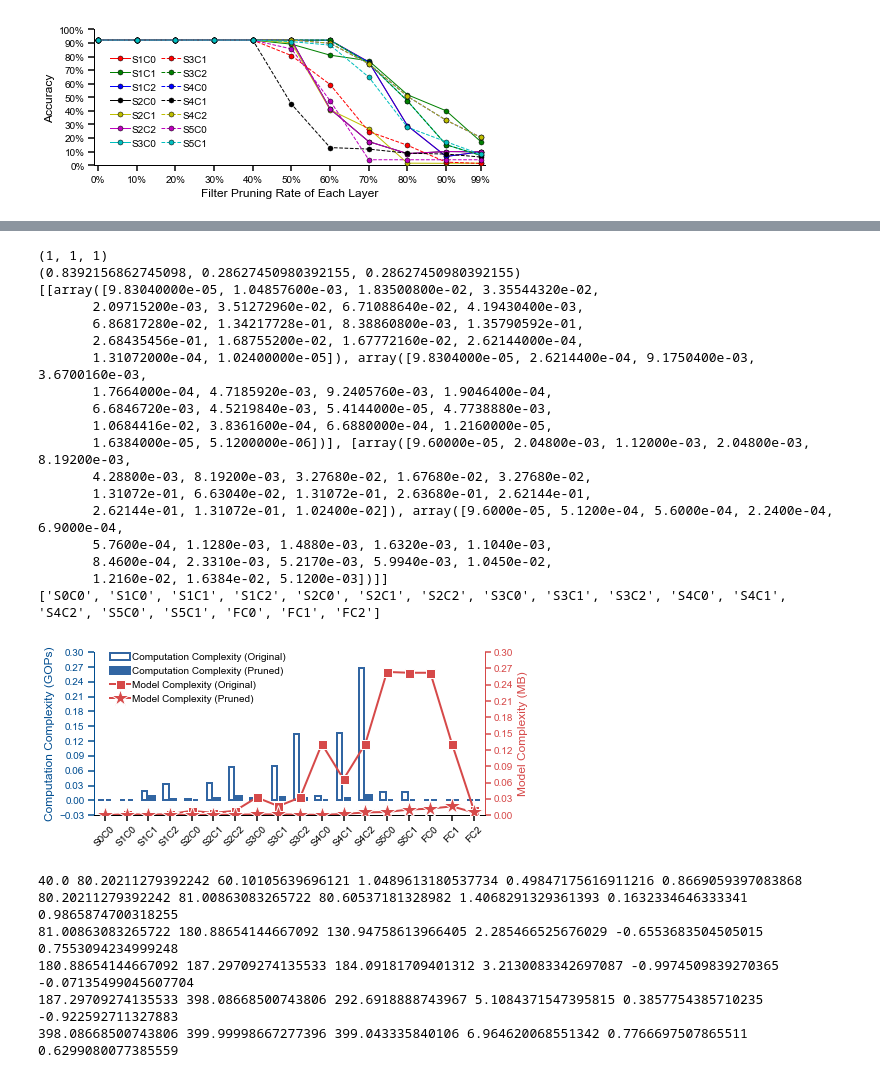
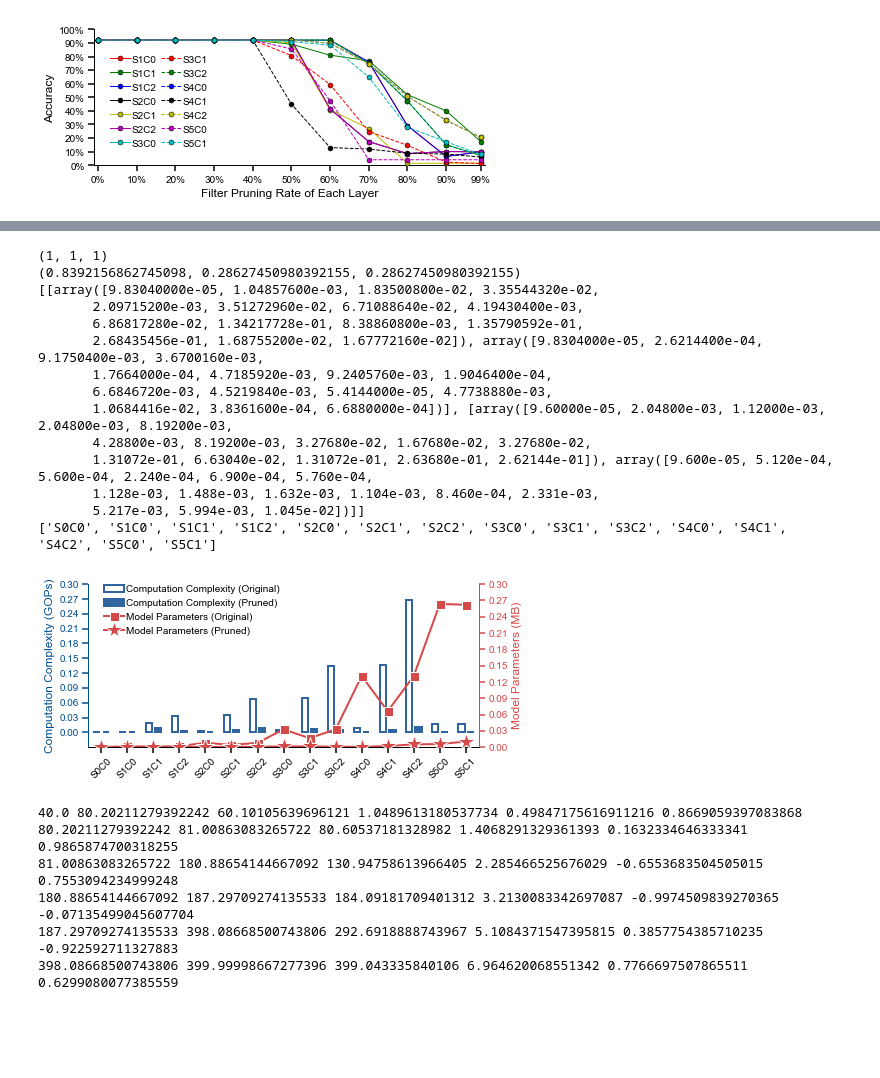
Before and after one commit to changchun-zhou/sagitta_fig, a Jupyter notebook: Nebula/scripts/Nebula.ipynb, the cells around one changed output, grey strips where cells are left out. Saved outputs shown, nothing was run; the diff lists cells and outputs as text; code cells hidden in the pictures; blank space fills up the shorter version.

```diff
--- a/Nebula/scripts/Nebula.ipynb
+++ b/Nebula/scripts/Nebula.ipynb
@@ -665,8 +666,7 @@ sys.path.append('../')
 from cls_plt_fig import cls_plt_fig
 
 fig_name ='../generate/Filter_Pruning_Computation_Model_Complexity.svg'
-Layers = ['S0C0','S1C0','S1C1','S1C2','S2C0','S2C1','S2C2','S3C0','S3C1','S3C2','S4C0','S4C1','S4C2','S5C0','S5C1',
-          'FC0', 'FC1', 'FC2'] # 18
+Layers = ['S0C0','S1C0','S1C1','S1C2','S2C0','S2C1','S2C2','S3C0','S3C1','S3C2','S4C0','S4C1','S4C2','S5C0','S5C1'] # 18
 CC = [np.array([
 98304 ,
 1048576,
@@ -682,10 +682,7 @@ CC = [np.array([
 135790592,
 268435456 ,
 16875520 ,
-16777216 ,
-262144 ,
-131072 ,
-10240
+16777216
 
 ])/1000000000,np.array([
 98304 ,
@@ -702,10 +699,7 @@ CC = [np.array([
 4773888,
 10684416,
 383616 ,
-668800 ,
-12160 ,
-16384 ,
-5120
+668800
 ])/1000000000]
 MC = [np.array([
 96 ,
@@ -722,10 +716,7 @@ MC = [np.array([
 66304 ,
 131072 ,
 263680 ,
-262144 ,
-262144 ,
-131072 ,
-10240
+262144
 
 ])/1000000,np.array([
 96 ,
@@ -742,10 +733,7 @@ MC = [np.array([
 2331 ,
 5217 ,
 5994 ,
-10450 ,
-12160 ,
-16384 ,
-5120
+10450
 
 ])/1000000]
 
@@ -758,9 +746,9 @@ xticks = Layers
 legend_loc = (0.03, 0.66)
 
 y_value = [CC, MC]
-y_label = ['Computation Complexity (GOPs)', 'Model Complexity (MB)']
+y_label = ['Computation Complexity (GOPs)', 'Model Parameters (MB)']
 y_fig_type = [['bar','bar'], ['plot','plot']]
-y_legend = [['Computation Complexity (Original)', 'Computation Complexity (Pruned)'], ['Model Complexity (Original)', 'Model Complexity (Pruned)']]
+y_legend = [['Computation Complexity (Original)', 'Computation Complexity (Pruned)'], ['Model Parameters (Original)', 'Model Parameters (Pruned)']]
 legend_ncol = 1
 y_color=[[(1,1,1), (49/255, 101/255, 162/255)], [(214/255, 73/255, 73/255), (214/255, 73/255, 73/255)]]
 len_yticks = [11, 10]
@@ -779,44 +767,41 @@ cls_plt_fig('').func_plt_fig(
     y_legend = y_legend,
     y_color = y_color,
     y_axis_color = [(0/255, 77/255, 144/255), (214/255, 73/255, 73/255)],
     y_yticks_max=y_yticks_max,
     y_yticks_min=[-0.03, 0],
+    y_drop_min = [True, False],
     y_edgecolor = [[(49/255, 101/255, 162/255), (49/255, 101/255, 162/255)],[]],
     y_markersize=[[], [9, 18]],
     y_marker = [[],['s', '*']],
     y_linestyle=[['-' for i in range(np.shape(y_value)[1])] for j in range(np.shape(y_value)[0])],
     len_yticks=len_yticks,
     xticks= xticks,
     legend_loc =legend_loc,
     figsize=figsize, #[0, 0, 1, 1],
     font_size = 10,
     plt_text = False,
     legend_ncol=legend_ncol,
     labelrotation = 45,
     bar_width = bar_width,
     linewidth= 2,
     bar_gap_width = 0.1
 )
 # %% [output]
 (1, 1, 1)
 (0.8392156862745098, 0.28627450980392155, 0.28627450980392155)
 [[array([9.83040000e-05, 1.04857600e-03, 1.83500800e-02, 3.35544320e-02,
        2.09715200e-03, 3.51272960e-02, 6.71088640e-02, 4.19430400e-03,
        6.86817280e-02, 1.34217728e-01, 8.38860800e-03, 1.35790592e-01,
-       2.68435456e-01, 1.68755200e-02, 1.67772160e-02, 2.62144000e-04,
-       1.31072000e-04, 1.02400000e-05]), array([9.8304000e-05, 2.6214400e-04, 9.1750400e-03, 3.6700160e-03,
+       2.68435456e-01, 1.68755200e-02, 1.67772160e-02]), array([9.8304000e-05, 2.6214400e-04, 9.1750400e-03, 3.6700160e-03,
        1.7664000e-04, 4.7185920e-03, 9.2405760e-03, 1.9046400e-04,
        6.6846720e-03, 4.5219840e-03, 5.4144000e-05, 4.7738880e-03,
-       1.0684416e-02, 3.8361600e-04, 6.6880000e-04, 1.2160000e-05,
-       1.6384000e-05, 5.1200000e-06])], [array([9.60000e-05, 2.04800e-03, 1.12000e-03, 2.04800e-03, 8.19200e-03,
+       1.0684416e-02, 3.8361600e-04, 6.6880000e-04])], [array([9.60000e-05, 2.04800e-03, 1.12000e-03, 2.04800e-03, 8.19200e-03,
        4.28800e-03, 8.19200e-03, 3.27680e-02, 1.67680e-02, 3.27680e-02,
-       1.31072e-01, 6.63040e-02, 1.31072e-01, 2.63680e-01, 2.62144e-01,
-       2.62144e-01, 1.31072e-01, 1.02400e-02]), array([9.6000e-05, 5.1200e-04, 5.6000e-04, 2.2400e-04, 6.9000e-04,
-       5.7600e-04, 1.1280e-03, 1.4880e-03, 1.6320e-03, 1.1040e-03,
-       8.4600e-04, 2.3310e-03, 5.2170e-03, 5.9940e-03, 1.0450e-02,
-       1.2160e-02, 1.6384e-02, 5.1200e-03])]]
-['S0C0', 'S1C0', 'S1C1', 'S1C2', 'S2C0', 'S2C1', 'S2C2', 'S3C0', 'S3C1', 'S3C2', 'S4C0', 'S4C1', 'S4C2', 'S5C0', 'S5C1', 'FC0', 'FC1', 'FC2']
+       1.31072e-01, 6.63040e-02, 1.31072e-01, 2.63680e-01, 2.62144e-01]), array([9.600e-05, 5.120e-04, 5.600e-04, 2.240e-04, 6.900e-04, 5.760e-04,
+       1.128e-03, 1.488e-03, 1.632e-03, 1.104e-03, 8.460e-04, 2.331e-03,
+       5.217e-03, 5.994e-03, 1.045e-02])]]
+['S0C0', 'S1C0', 'S1C1', 'S1C2', 'S2C0', 'S2C1', 'S2C2', 'S3C0', 'S3C1', 'S3C2', 'S4C0', 'S4C1', 'S4C2', 'S5C0', 'S5C1']
-[figure, old version]
+[figure, new version]
 # %%
 # Area & Energy Breakdown
 
```
Also changed, not shown: parts of 4 cells of this notebook.
